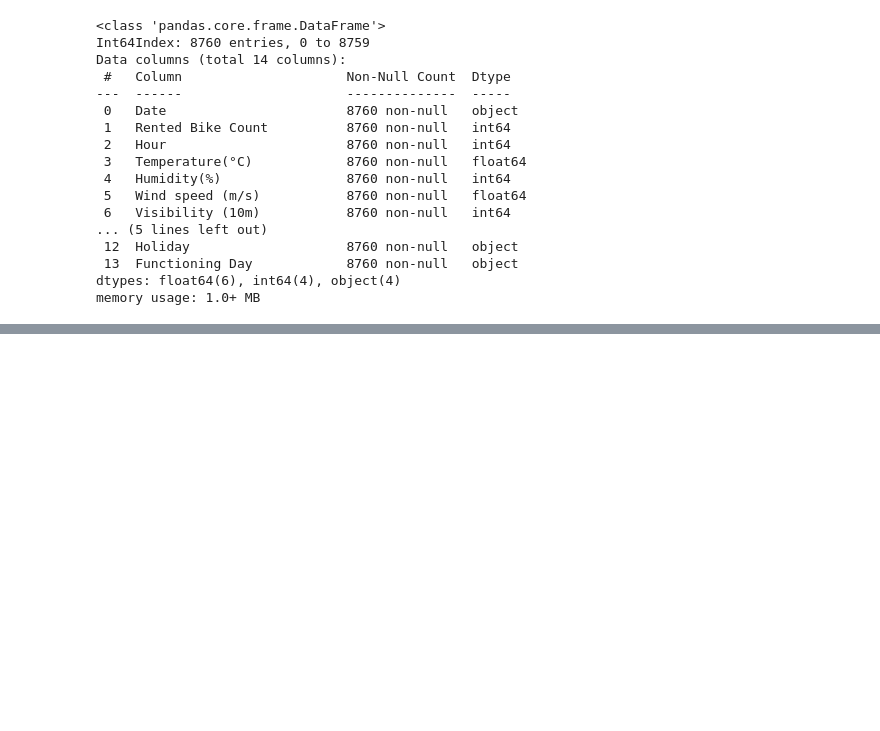
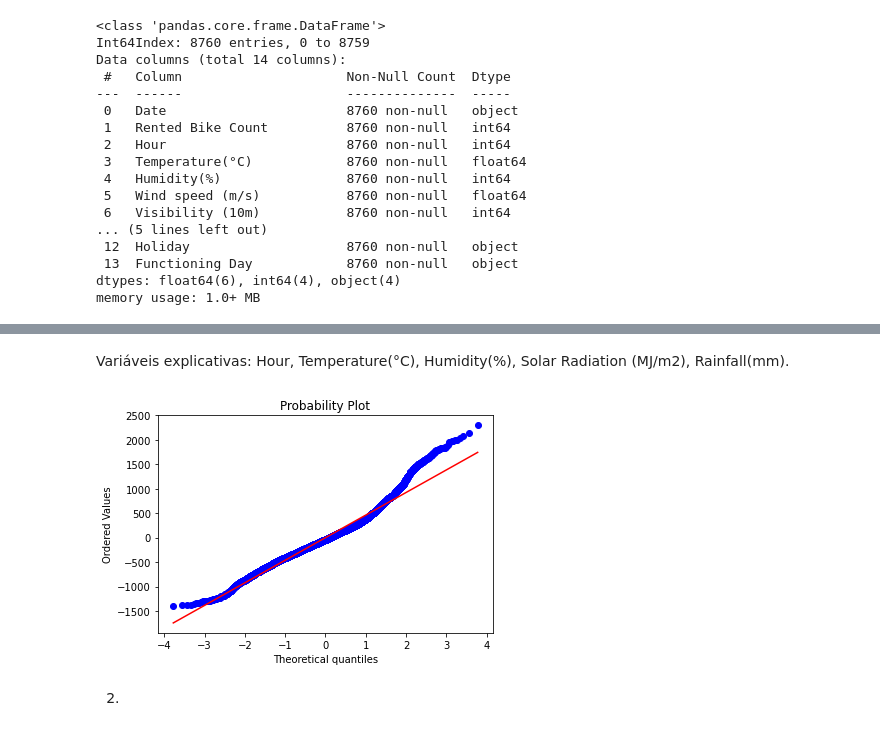
Before and after one commit to insper-classroom/22-2c-cd-p2-grupo_isa-mari_p2, a Jupyter notebook: Modelo_de_Predição_.ipynb, the cells around one changed output, grey strips where cells are left out. Drawn from its saved outputs; the diff is of its cells as text; code cells hidden in the pictures; blank space fills up the shorter version.

```diff
--- a/Modelo_de_Predição_.ipynb
+++ b/Modelo_de_Predição_.ipynb
@@ -50,0 +58,14 @@ Os modelos de predição utilizados serão:
+# %%
+%matplotlib notebook
+import pandas as pd
+import numpy as np
+from scipy.stats import norm, probplot
+import statsmodels.api as sm
+import matplotlib.pyplot as plt
+from mpl_toolkits.mplot3d import Axes3D
+from IPython.display import display
+def regress(Y,X):
+    X_cp = sm.add_constant(X)
+    model = sm.OLS(Y,X_cp)
+    results = model.fit()
+    return results
@@ -50,0 +206,5 @@ Os modelos de predição utilizados serão:
+# %%
+X = bikes[['Hour', 'Temperature(°C)', 'Humidity(%)',   "Solar Radiation (MJ/m2)", "Rainfall(mm)"]]
+Y = bikes['Rented Bike Count']
+results = regress(Y,X)
+results.summary()
@@ -50,0 +235,12 @@ Os modelos de predição utilizados serão:
+# %% [markdown]
+Variáveis explicativas: Hour, Temperature(°C), Humidity(%),  Solar Radiation (MJ/m2), Rainfall(mm).
+# %%
+from scipy.stats import norm, probplot
+import matplotlib.pyplot as plt
+from math import sqrt, ceil
+%matplotlib inline
+probplot(results.resid, dist=norm, plot=plt);
+# %% [output]
+[figure, added]
+# %% [markdown]
+2.
```
Also changed, not shown: parts of 8 cells of this notebook.
